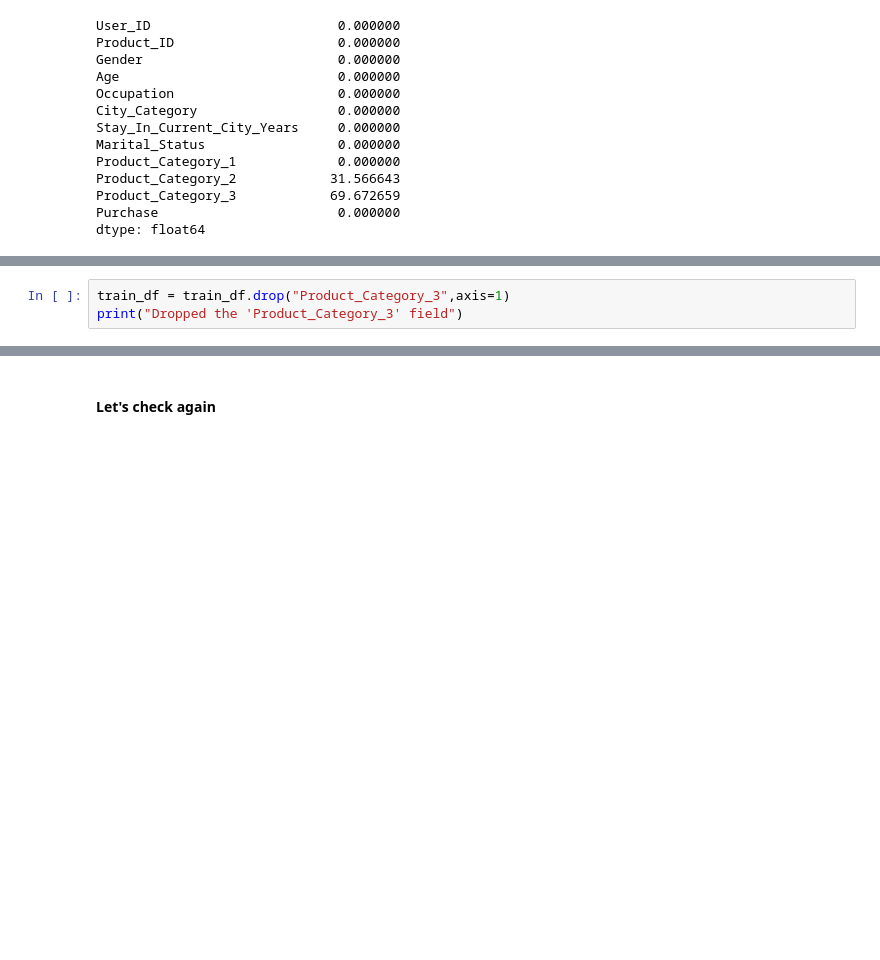
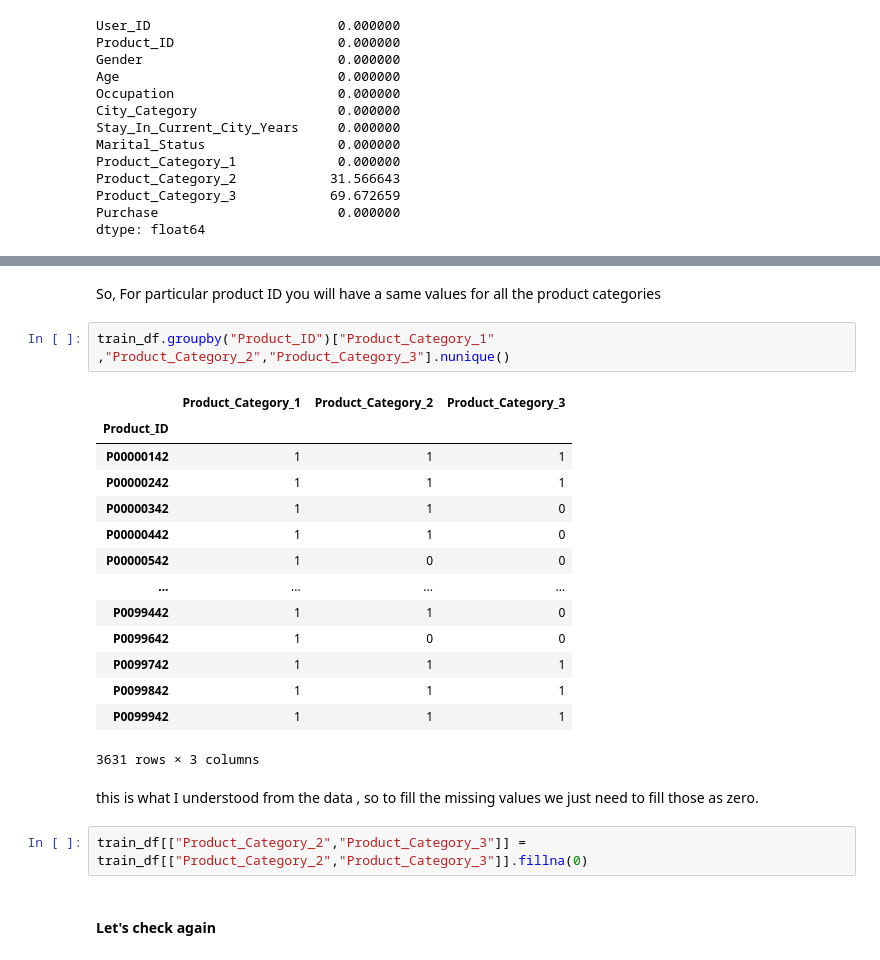
Before and after one commit to EagleDangar/BlackFriday-prediction, a Jupyter notebook: blackfriday-insights-and-model.ipynb, the cells around one changed output, grey strips where cells are left out. Cells and saved outputs as stored; diff of their text form; blank space fills up the shorter version.

```diff
--- a/blackfriday-insights-and-model.ipynb
+++ b/blackfriday-insights-and-model.ipynb
@@ -313,3 +290,0 @@ Because it doesn't make sense to put some mean/median value of only 40% values
-# %%
-train_df = train_df.drop("Product_Category_3",axis=1)
-print("Dropped the 'Product_Category_3' field")
@@ -338,3 +313,26 @@ train_df.Product_Category_2.hist()
+# %% [markdown]
+So, For particular product ID you will have a same values for all the product categories
+# %%
+train_df.groupby("Product_ID")["Product_Category_1" ,"Product_Category_2","Product_Category_3"].nunique()
+# %% [output]
+|  | Product_Category_1 | Product_Category_2 | Product_Category_3 |
+| Product_ID |  |  |  |
+| P00000142 | 1 | 1 | 1 |
+| P00000242 | 1 | 1 | 1 |
+| P00000342 | 1 | 1 | 0 |
+| P00000442 | 1 | 1 | 0 |
+| P00000542 | 1 | 0 | 0 |
+| ... | ... | ... | ... |
+| P0099442 | 1 | 1 | 0 |
+| P0099642 | 1 | 0 | 0 |
+| P0099742 | 1 | 1 | 1 |
+| P0099842 | 1 | 1 | 1 |
+| P0099942 | 1 | 1 | 1 |
+3631 rows × 3 columns
+# %% [markdown]
+this is what I understood from the data , so to fill the missing values we just need to fill those as zero.
+# %%
+train_df[["Product_Category_2","Product_Category_3"]] = train_df[["Product_Category_2","Product_Category_3"]].fillna(0)
 # %% [markdown]
 #### Let's check again
 # %%
```
Also changed, not shown: parts of 35 cells of this notebook, 2 other files.
